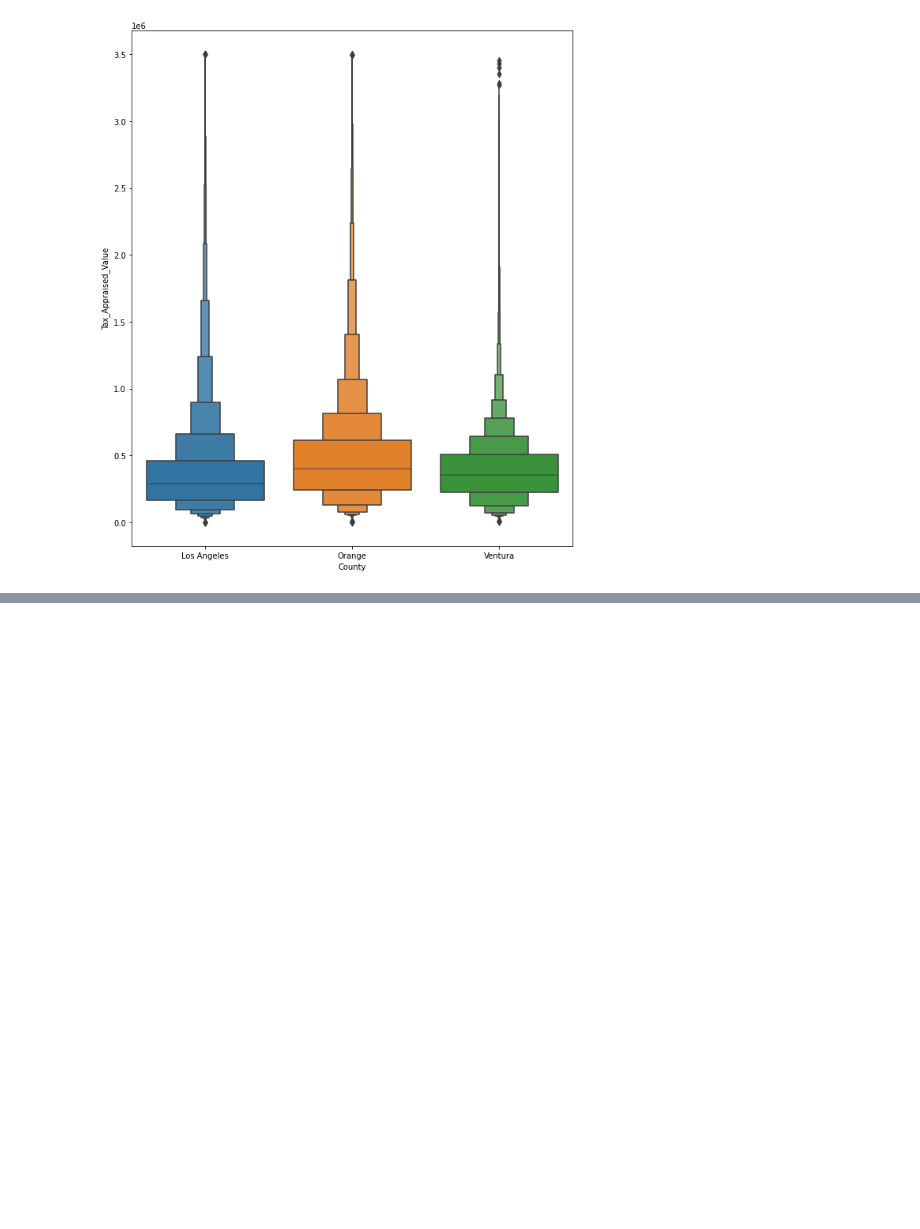
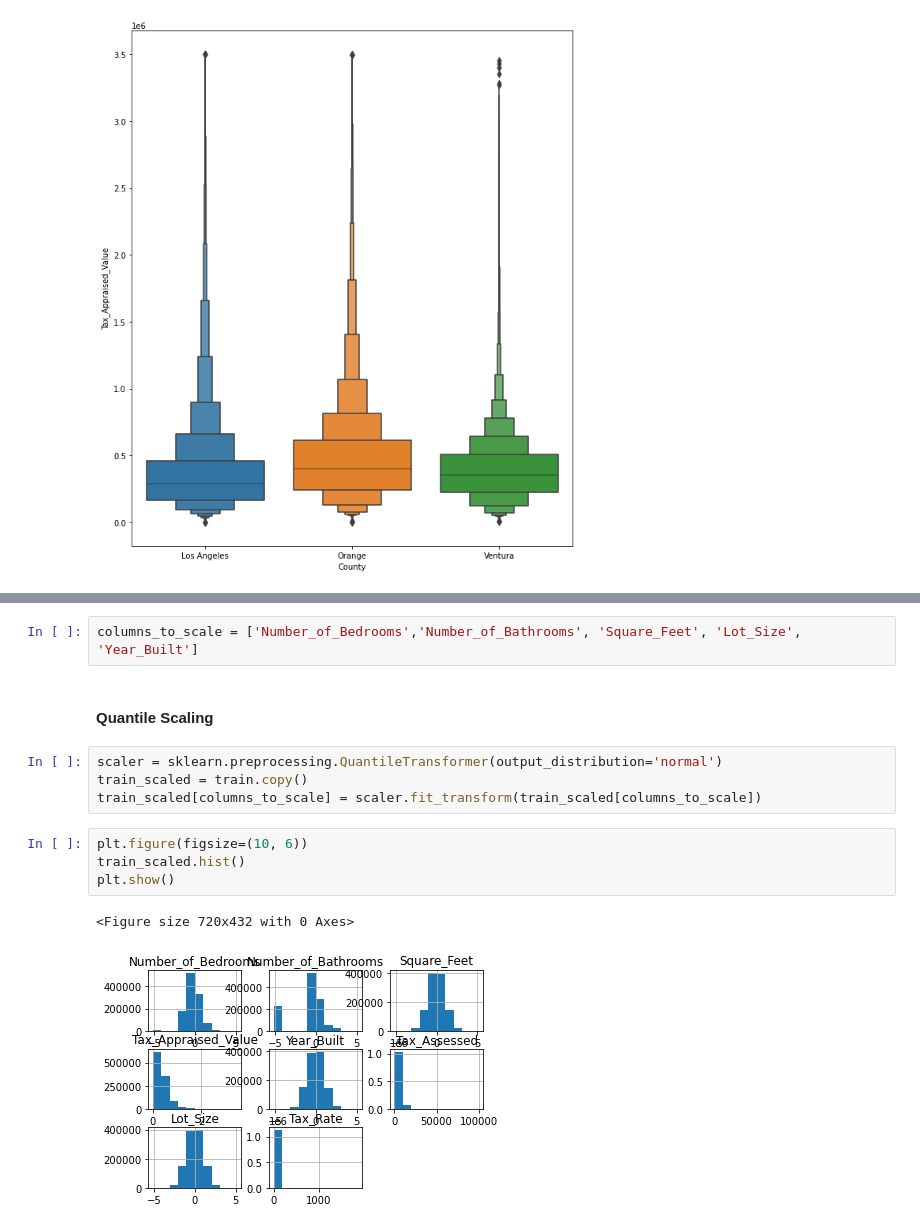
Before and after one commit to lochlynlaskowski/Zillow-project, a Jupyter notebook: Zillow - in progress.ipynb, the cells around one changed output, grey strips where cells are left out. Cells and saved outputs as stored; diff of their text form; blank space fills up the shorter version.

```diff
--- a/Zillow - in progress.ipynb
+++ b/Zillow - in progress.ipynb
@@ -195,0 +257,15 @@ plt.show()
+# %%
+columns_to_scale = ['Number_of_Bedrooms','Number_of_Bathrooms', 'Square_Feet', 'Lot_Size', 'Year_Built']
+# %% [markdown]
+#### Quantile Scaling
+# %%
+scaler = sklearn.preprocessing.QuantileTransformer(output_distribution='normal')
+train_scaled = train.copy()
+train_scaled[columns_to_scale] = scaler.fit_transform(train_scaled[columns_to_scale])
+# %%
+plt.figure(figsize=(10, 6))
+train_scaled.hist()
+plt.show()
+# %% [output]
+<Figure size 720x432 with 0 Axes>
+[figure, added]
```
Also changed, not shown: parts of 105 cells of this notebook, 2 other files.
